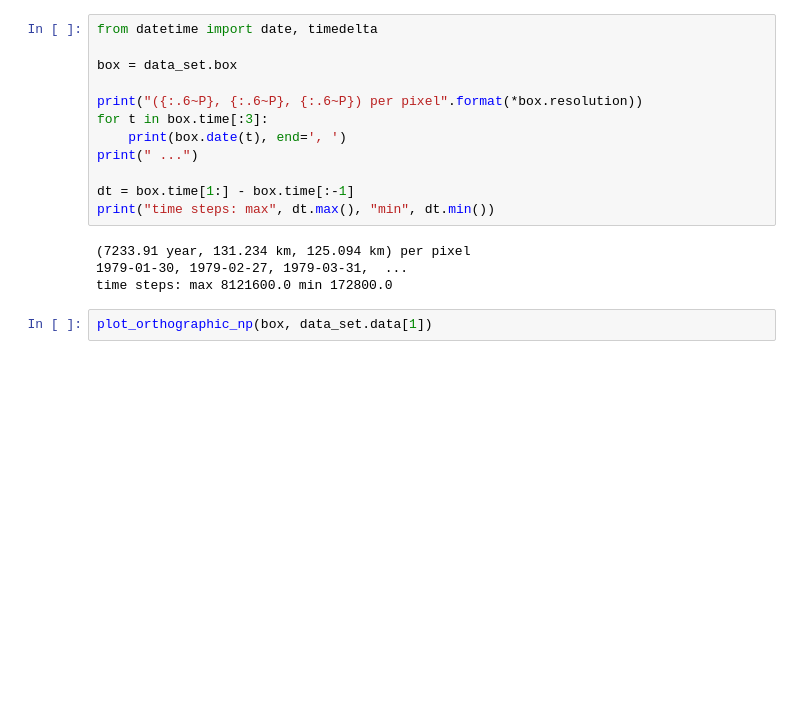
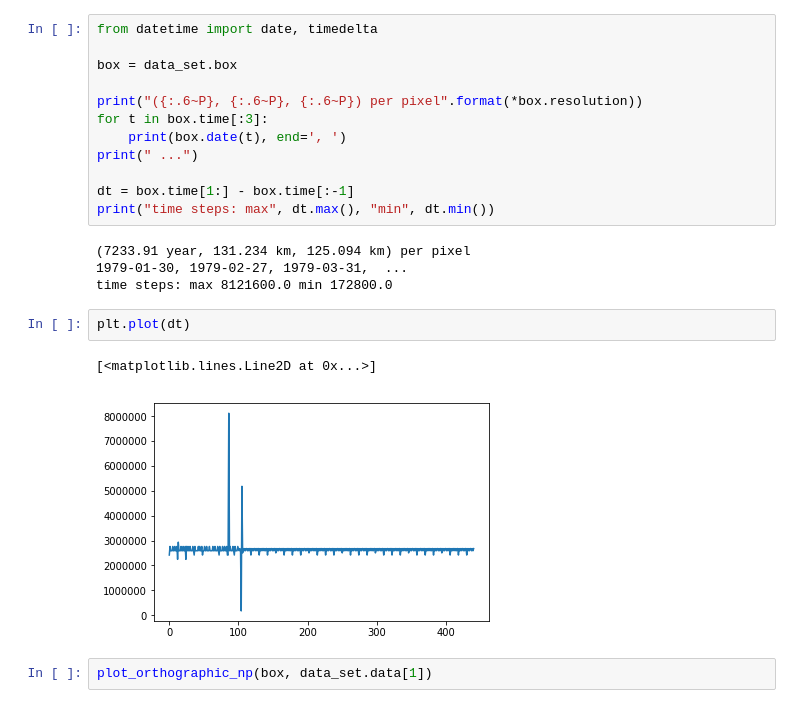
Before and after one commit to abrupt-climate/notebooks, a Jupyter notebook: Observationals_seaice.ipynb, the cells around one changed output. Cells and saved outputs as stored; diff of their text form; blank space fills up the shorter version.

```diff
--- a/Observationals_seaice.ipynb
+++ b/Observationals_seaice.ipynb
@@ -64,6 +64,11 @@ print("time steps: max", dt.max(), "min", dt.min())
 (7233.91 year, 131.234 km, 125.094 km) per pixel
 1979-01-30, 1979-02-27, 1979-03-31,  ...
 time steps: max 8121600.0 min 172800.0
+# %%
+plt.plot(dt)
+# %% [output]
+[<matplotlib.lines.Line2D at 0x...>]
+[figure, added]
 # %%
 plot_orthographic_np(box, data_set.data[1])
 # %% [output]
```
Also changed, not shown: parts of 11 cells of this notebook, 1 other file.
